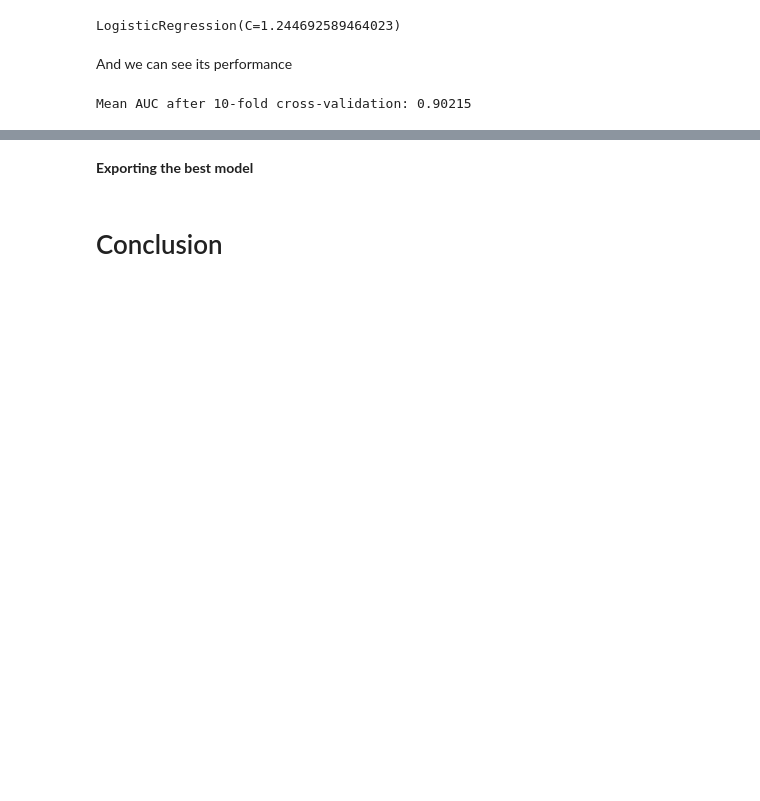
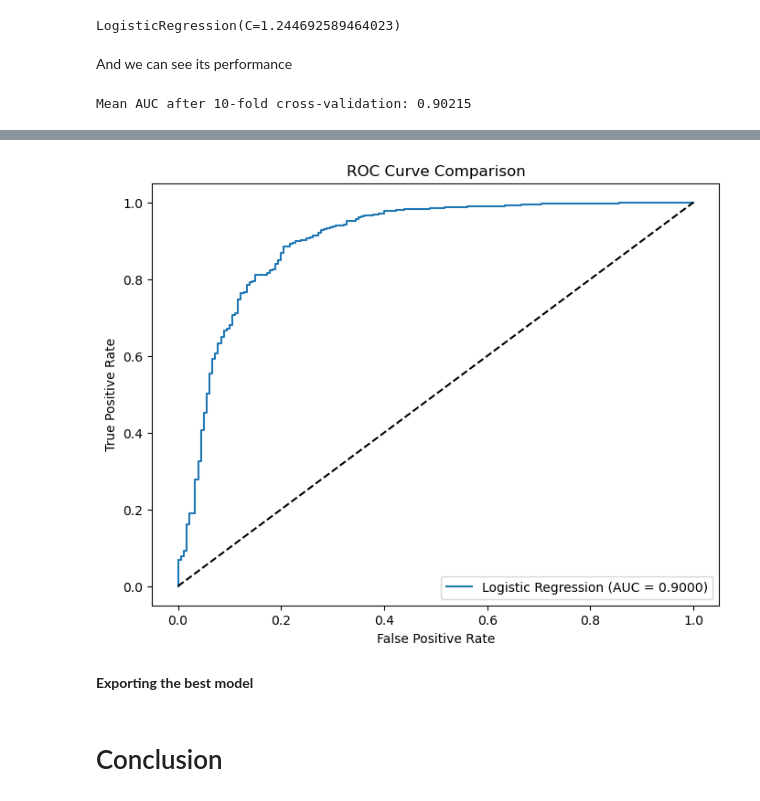
Before and after one commit to MooNiirBoudj/ml-project, a Jupyter notebook: notebooks/classification task/logistic_regression.ipynb, the cells around one changed output, grey strips where cells are left out. Cells and saved outputs as stored; diff of their text form; code cells hidden in the pictures; blank space fills up the shorter version.

```diff
--- a/notebooks/classification task/logistic_regression.ipynb
+++ b/notebooks/classification task/logistic_regression.ipynb
@@ -227,0 +236,2 @@ After selecting the Hyperparameters to be used, we fine tune the models paramete
+# %%
+good_features = set([0, 7, 45, 77, 150, 179, 247, 440, 493])
@@ -297,3 +356,17 @@ Mean AUC after 10-fold cross-validation: 0.90215
+# %%
+#plot AUC plot
+
+fpr_best, tpr_best, _ = roc_curve(y[val_idx], preds_proba)
+plt.figure(figsize=(8, 6))
+plt.plot(fpr_best, tpr_best, label=f'Logistic Regression (AUC = {roc_auc_score(y[val_idx], preds_proba):.4f})')
+plt.plot([0, 1], [0, 1], 'k--')
+plt.xlabel('False Positive Rate')
+plt.ylabel('True Positive Rate')
+plt.title('ROC Curve Comparison')
+plt.legend()
+plt.show()
+# %% [output]
+[figure, added]
 # %% [markdown]
 **Exporting the best model**
 # %%
```
Also changed, not shown: parts of 9 cells of this notebook, 11 other files.
